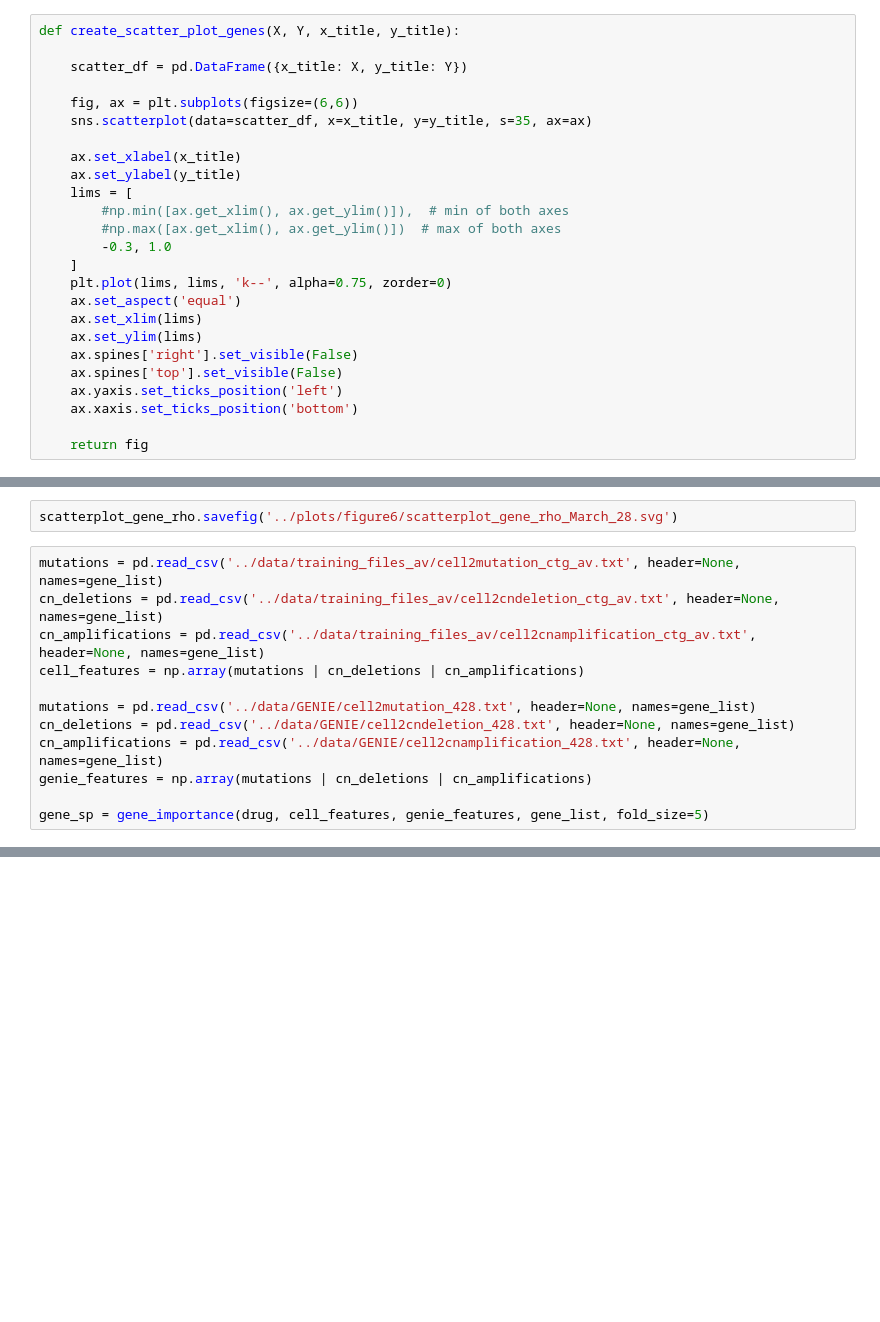
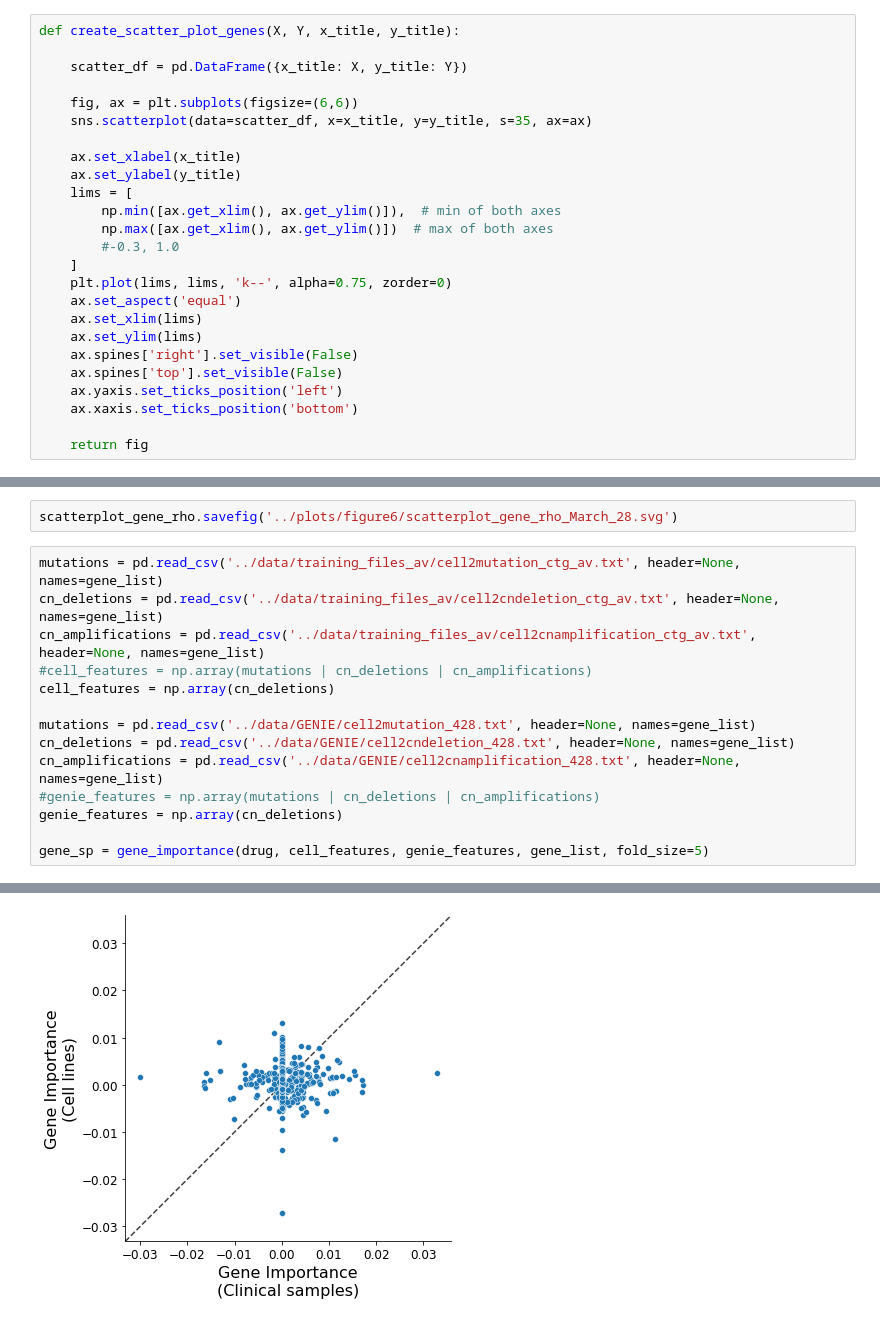
Before and after one commit to aksinghal5590/dcodr, a Jupyter notebook: notebooks/genie_analysis_majority.ipynb, the cells around one changed output, grey strips where cells are left out. Drawn from its saved outputs; the diff is of its cells as text; blank space fills up the shorter version.

```diff
--- a/notebooks/genie_analysis_majority.ipynb
+++ b/notebooks/genie_analysis_majority.ipynb
@@ -36,9 +38,9 @@ def create_scatter_plot_genes(X, Y, x_title, y_title):
     ax.set_xlabel(x_title)
     ax.set_ylabel(y_title)
     lims = [
-        #np.min([ax.get_xlim(), ax.get_ylim()]),  # min of both axes
-        #np.max([ax.get_xlim(), ax.get_ylim()])  # max of both axes
-        -0.3, 1.0
+        np.min([ax.get_xlim(), ax.get_ylim()]),  # min of both axes
+        np.max([ax.get_xlim(), ax.get_ylim()])  # max of both axes
+        #-0.3, 1.0
     ]
     plt.plot(lims, lims, 'k--', alpha=0.75, zorder=0)
     ax.set_aspect('equal')
@@ -497,11 +1439,14 @@ scatterplot_gene_rho.savefig('../plots/figure6/scatterplot_gene_rho_March_28.svg
 mutations = pd.read_csv('../data/training_files_av/cell2mutation_ctg_av.txt', header=None, names=gene_list)
 cn_deletions = pd.read_csv('../data/training_files_av/cell2cndeletion_ctg_av.txt', header=None, names=gene_list)
 cn_amplifications = pd.read_csv('../data/training_files_av/cell2cnamplification_ctg_av.txt', header=None, names=gene_list)
-cell_features = np.array(mutations | cn_deletions | cn_amplifications)
+#cell_features = np.array(mutations | cn_deletions | cn_amplifications)
+cell_features = np.array(cn_deletions)
 
 mutations = pd.read_csv('../data/GENIE/cell2mutation_428.txt', header=None, names=gene_list)
 cn_deletions = pd.read_csv('../data/GENIE/cell2cndeletion_428.txt', header=None, names=gene_list)
 cn_amplifications = pd.read_csv('../data/GENIE/cell2cnamplification_428.txt', header=None, names=gene_list)
-genie_features = np.array(mutations | cn_deletions | cn_amplifications)
+#genie_features = np.array(mutations | cn_deletions | cn_amplifications)
+genie_features = np.array(cn_deletions)
 
 gene_sp = gene_importance(drug, cell_features, genie_features, gene_list, fold_size=5)
+# %% [output]
@@ -508 +1454,2 @@ gene_sp = gene_importance(drug, cell_features, genie_features, gene_list, fold_s
+[figure, added]
 # %%
```
Also changed, not shown: parts of 68 cells of this notebook, 19 other files.
